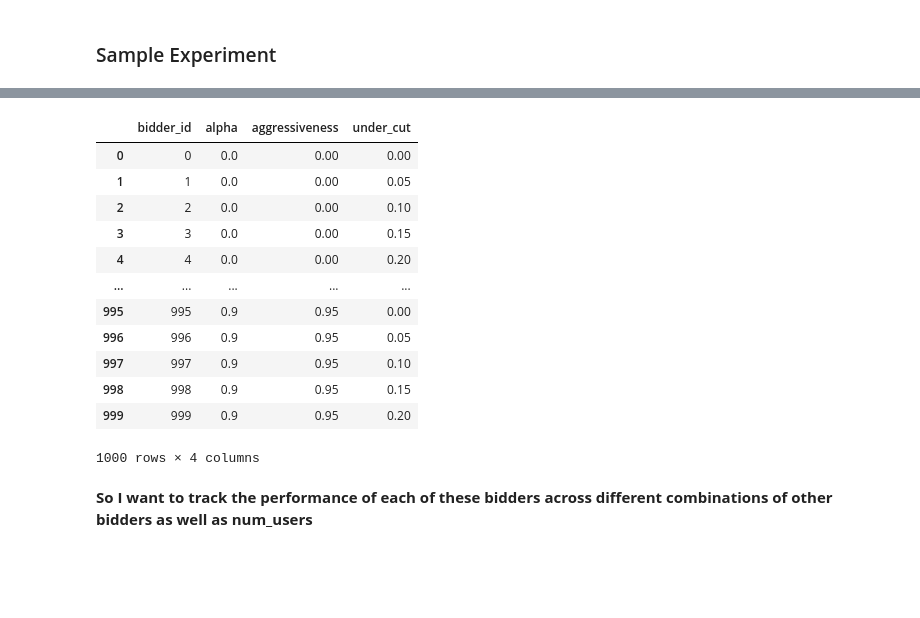
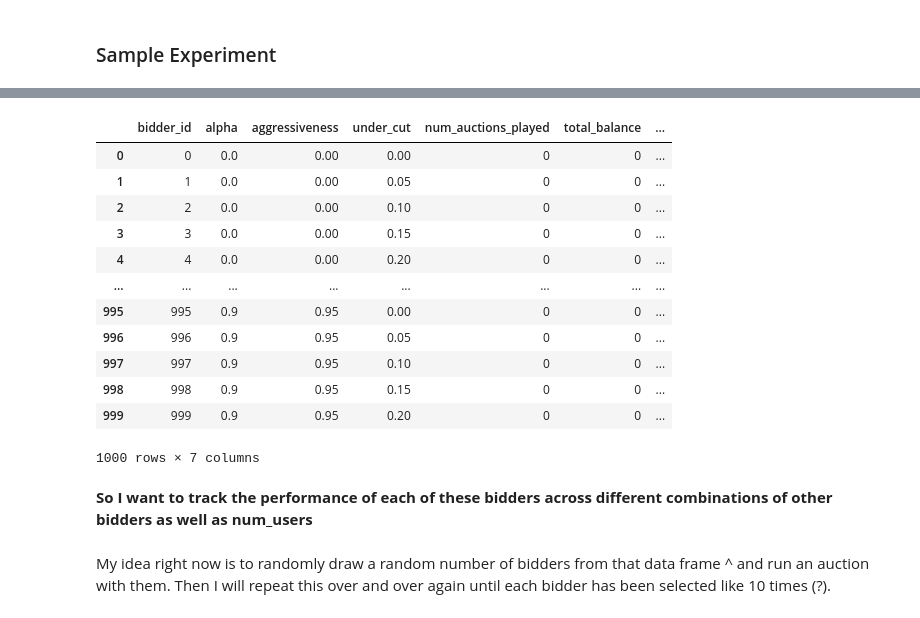
Before and after one commit to cbwright11/second-price-auction, a Jupyter notebook: Experiments.ipynb, the cells around one changed output, grey strips where cells are left out. Cells and saved outputs as stored; diff of their text form; code cells hidden in the pictures; blank space fills up the shorter version.

```diff
--- a/Experiments.ipynb
+++ b/Experiments.ipynb
@@ -95,31 +98,36 @@ under_cut_levels = [i/20 for i in range(0, 5)]
 # %%
 dict_bidders = {"bidder_id":[], "alpha": [], "aggressiveness": [], "under_cut": []}
 
 i = 0
 for alpha in alpha_levels:
     for agg in aggressiveness_levels:
         for undercut in under_cut_levels:
             dict_bidders["bidder_id"].append(i)
             dict_bidders["alpha"].append(alpha)
             dict_bidders["aggressiveness"].append(agg)
             dict_bidders["under_cut"].append(undercut)
             i += 1
 
 df_bidders = pd.DataFrame(dict_bidders)
+df_bidders["num_auctions_played"] = [0 for i in range(len(df_bidders))]
+df_bidders["total_balance"] = [0 for i in range(len(df_bidders))]
+df_bidders["average_final_balance"] = df_bidders["total_balance"] / df_bidders["num_auctions_played"]
 df_bidders
 # %% [output]
-|  | bidder_id | alpha | aggressiveness | under_cut |
-| 0 | 0 | 0.0 | 0.00 | 0.00 |
-| 1 | 1 | 0.0 | 0.00 | 0.05 |
-| 2 | 2 | 0.0 | 0.00 | 0.10 |
-| 3 | 3 | 0.0 | 0.00 | 0.15 |
-| 4 | 4 | 0.0 | 0.00 | 0.20 |
-| ... | ... | ... | ... | ... |
-| 995 | 995 | 0.9 | 0.95 | 0.00 |
-| 996 | 996 | 0.9 | 0.95 | 0.05 |
-| 997 | 997 | 0.9 | 0.95 | 0.10 |
-| 998 | 998 | 0.9 | 0.95 | 0.15 |
-| 999 | 999 | 0.9 | 0.95 | 0.20 |
+|  | bidder_id | alpha | aggressiveness | under_cut | num_auctions_played | total_balance | ... |
+| 0 | 0 | 0.0 | 0.00 | 0.00 | 0 | 0 | ... |
+| 1 | 1 | 0.0 | 0.00 | 0.05 | 0 | 0 | ... |
+| 2 | 2 | 0.0 | 0.00 | 0.10 | 0 | 0 | ... |
+| 3 | 3 | 0.0 | 0.00 | 0.15 | 0 | 0 | ... |
+| 4 | 4 | 0.0 | 0.00 | 0.20 | 0 | 0 | ... |
+| ... | ... | ... | ... | ... | ... | ... | ... |
+| 995 | 995 | 0.9 | 0.95 | 0.00 | 0 | 0 | ... |
+| 996 | 996 | 0.9 | 0.95 | 0.05 | 0 | 0 | ... |
+| 997 | 997 | 0.9 | 0.95 | 0.10 | 0 | 0 | ... |
+| 998 | 998 | 0.9 | 0.95 | 0.15 | 0 | 0 | ... |
+| 999 | 999 | 0.9 | 0.95 | 0.20 | 0 | 0 | ... |
-1000 rows × 4 columns
+1000 rows × 7 columns
 # %% [markdown]
 **So I want to track the performance of each of these bidders across different combinations of other bidders as well as num_users**
+# %% [markdown]
+My idea right now is to randomly draw a random number of bidders from that data frame ^ and run an auction with them. Then I will repeat this over and over again until each bidder has been selected like 10 times (?).
```
Also changed, not shown: parts of 10 cells of this notebook, 1 other file.
